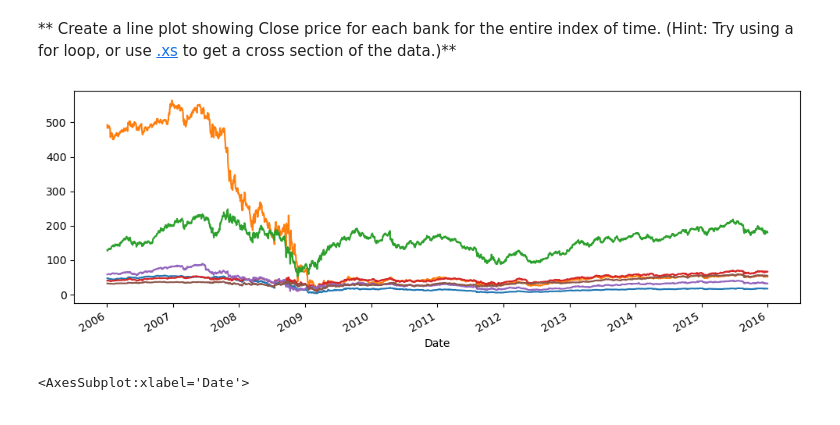
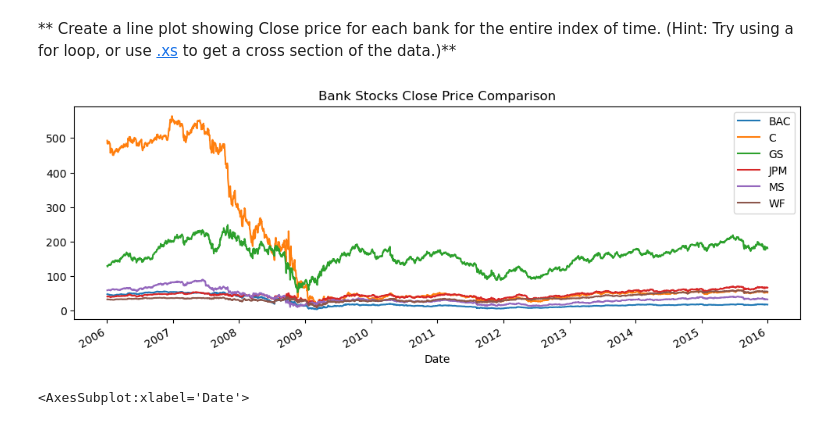
Before and after one commit to NahuelCl/Finanace_Project_Analisys, a Jupyter notebook: 3-Finance Project.ipynb, the cells around one changed output. Saved outputs shown, nothing was run; the diff lists cells and outputs as text; code cells hidden in the pictures.

```diff
--- a/3-Finance Project.ipynb
+++ b/3-Finance Project.ipynb
@@ -264,8 +266,12 @@ cf.go_offline()
 # %%
 for tick in tickers:
     bank_stocks[tick]['Close'].plot(figsize=(12,4),label=tick)
+
+plt.title('Bank Stocks Close Price Comparison')
+plt.legend()  # To show labels of tickers
+plt.savefig('bank_stocks_close_price.png')
 # %% [output]
-[figure, old version]
+[figure, new version]
 # %%
 bank_stocks.xs(key='Close',axis=1,level='Stock Info').plot()
 # %% [output]
```
Also changed, not shown: parts of 5 cells of this notebook, 2 other files.
